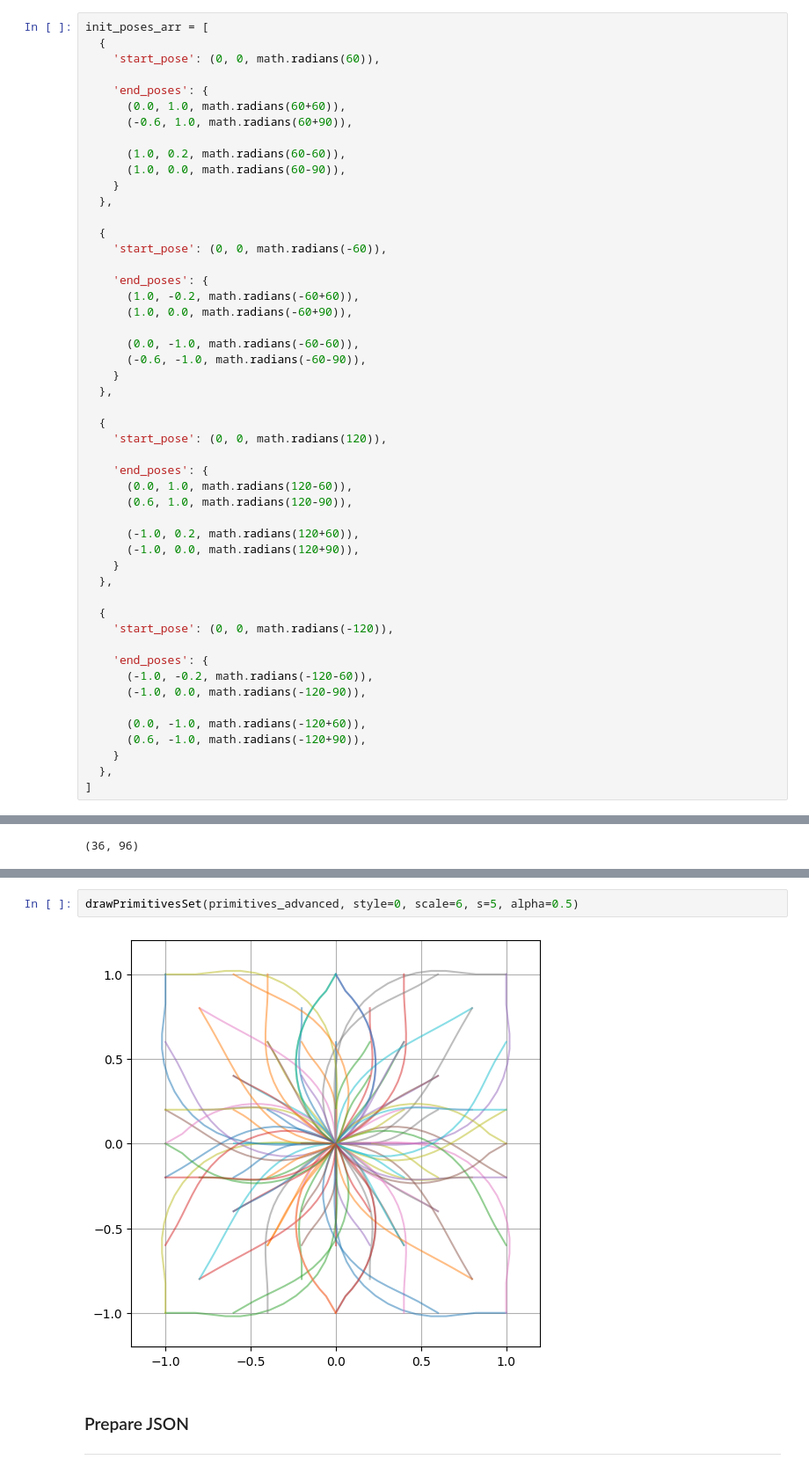
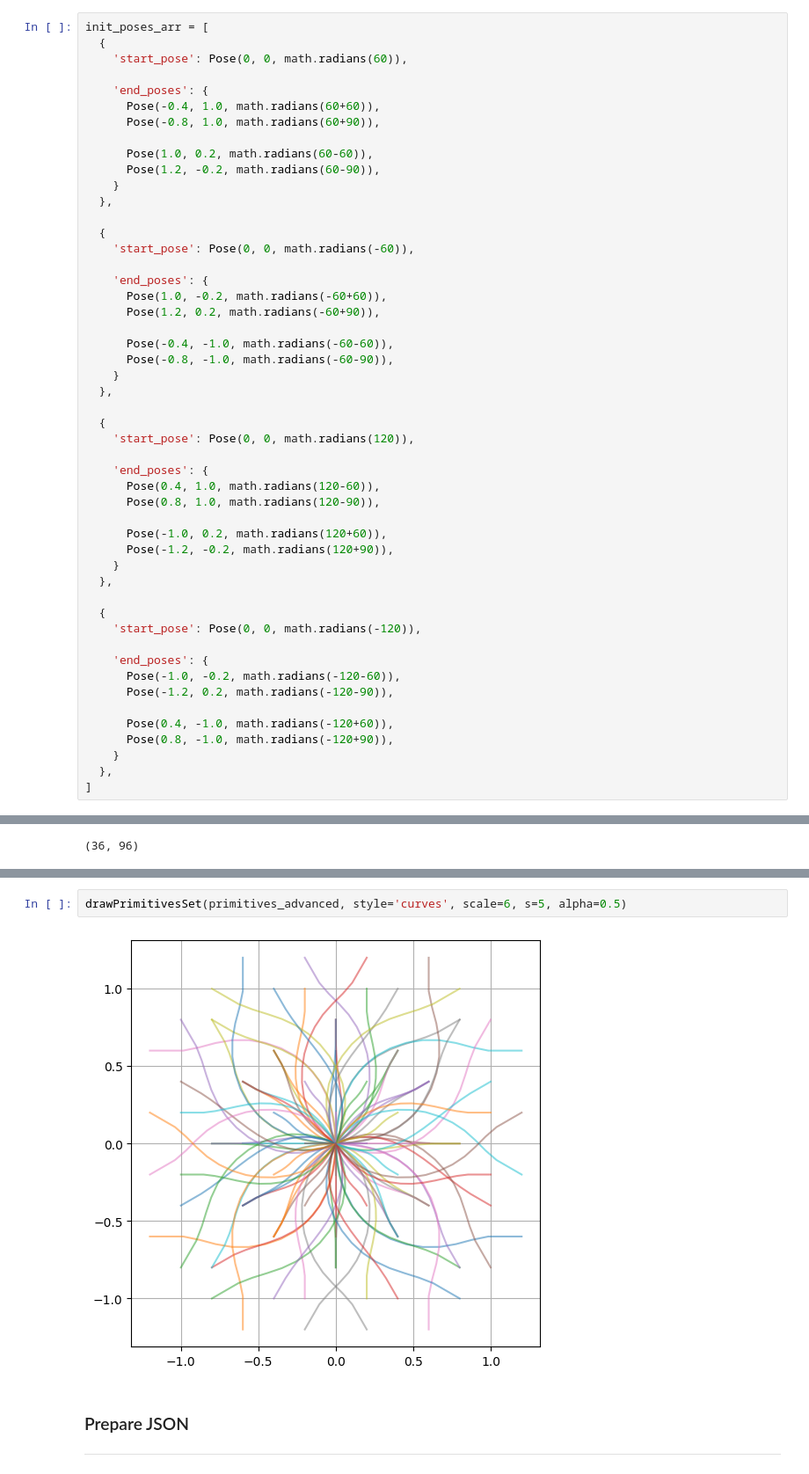
Before and after one commit to robotics-laboratory/truck, a Jupyter notebook: packages/planner/primitives.ipynb, the cells around one changed output, grey strips where cells are left out. Shown: that part at 88% size. Cells and saved outputs as stored; diff of their text form.

```diff
--- a/packages/planner/primitives.ipynb
+++ b/packages/planner/primitives.ipynb
@@ -580,50 +614,50 @@ drawPrimitivesSet(primitives_set_5, style=1, scale=6, s=5, alpha=1.0)
 # %%
 init_poses_arr = [
   {
-    'start_pose': (0, 0, math.radians(60)),
+    'start_pose': Pose(0, 0, math.radians(60)),
 
     'end_poses': {
-      (0.0, 1.0, math.radians(60+60)),
-      (-0.6, 1.0, math.radians(60+90)),
+      Pose(-0.4, 1.0, math.radians(60+60)),
+      Pose(-0.8, 1.0, math.radians(60+90)),
 
-      (1.0, 0.2, math.radians(60-60)),
-      (1.0, 0.0, math.radians(60-90)),
+      Pose(1.0, 0.2, math.radians(60-60)),
+      Pose(1.2, -0.2, math.radians(60-90)),
     }
   },
 
   {
-    'start_pose': (0, 0, math.radians(-60)),
+    'start_pose': Pose(0, 0, math.radians(-60)),
 
     'end_poses': {
-      (1.0, -0.2, math.radians(-60+60)),
-      (1.0, 0.0, math.radians(-60+90)),
+      Pose(1.0, -0.2, math.radians(-60+60)),
+      Pose(1.2, 0.2, math.radians(-60+90)),
 
-      (0.0, -1.0, math.radians(-60-60)),
-      (-0.6, -1.0, math.radians(-60-90)),
+      Pose(-0.4, -1.0, math.radians(-60-60)),
+      Pose(-0.8, -1.0, math.radians(-60-90)),
     }
   },
 
   {
-    'start_pose': (0, 0, math.radians(120)),
+    'start_pose': Pose(0, 0, math.radians(120)),
 
     'end_poses': {
-      (0.0, 1.0, math.radians(120-60)),
-      (0.6, 1.0, math.radians(120-90)),
+      Pose(0.4, 1.0, math.radians(120-60)),
+      Pose(0.8, 1.0, math.radians(120-90)),
 
-      (-1.0, 0.2, math.radians(120+60)),
-      (-1.0, 0.0, math.radians(120+90)),
+      Pose(-1.0, 0.2, math.radians(120+60)),
+      Pose(-1.2, -0.2, math.radians(120+90)),
     }
   },
 
   {
-    'start_pose': (0, 0, math.radians(-120)),
+    'start_pose': Pose(0, 0, math.radians(-120)),
 
     'end_poses': {
-      (-1.0, -0.2, math.radians(-120-60)),
-      (-1.0, 0.0, math.radians(-120-90)),
+      Pose(-1.0, -0.2, math.radians(-120-60)),
+      Pose(-1.2, 0.2, math.radians(-120-90)),
 
-      (0.0, -1.0, math.radians(-120+60)),
-      (0.6, -1.0, math.radians(-120+90)),
+      Pose(0.4, -1.0, math.radians(-120+60)),
+      Pose(0.8, -1.0, math.radians(-120+90)),
     }
   },
 ]
@@ -770,7 +804,7 @@ drawPrimitivesSet(primitives_simple, style=0, scale=6, s=5, alpha=0.5)
 # %%
-drawPrimitivesSet(primitives_advanced, style=0, scale=6, s=5, alpha=0.5)
+drawPrimitivesSet(primitives_advanced, style='curves', scale=6, s=5, alpha=0.5)
 # %% [output]
-[figure, old version]
+[figure, new version]
 # %% [markdown]
 ### Prepare JSON
 ___
```
Also changed, not shown: parts of 34 cells of this notebook, 2 other files.
